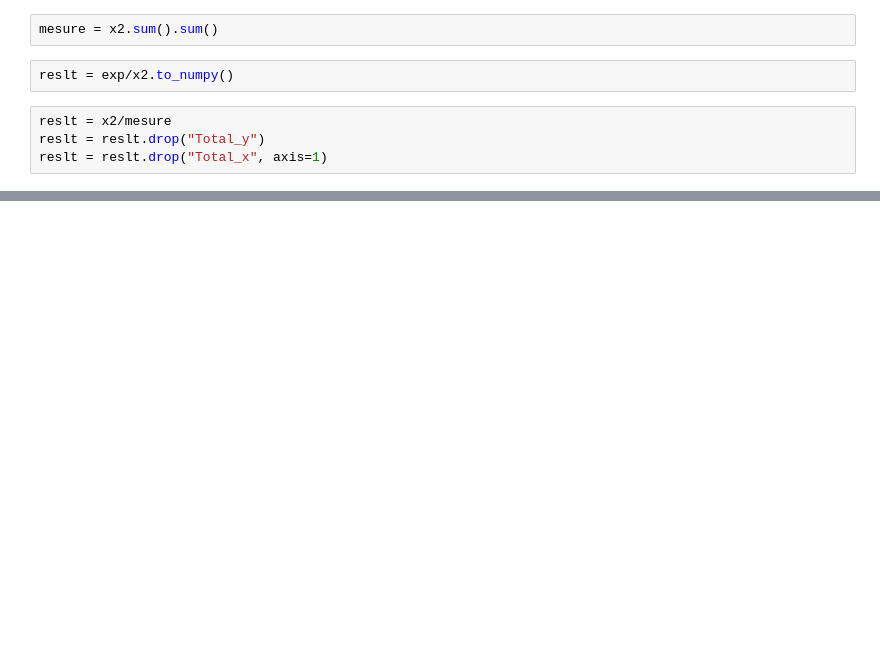
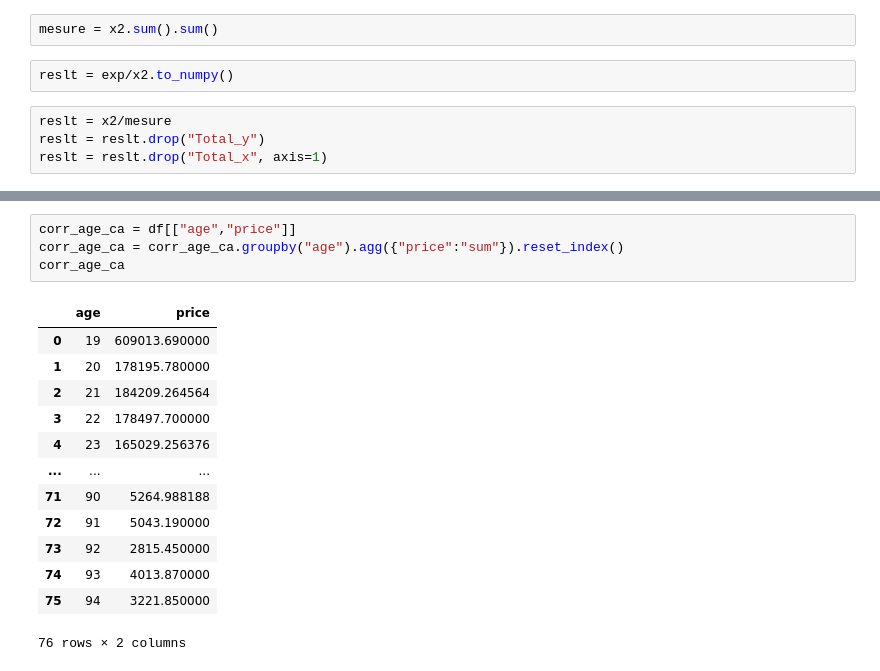
Before and after one commit to Valeeew/Analyze-bookstore-sales, a Jupyter notebook: correlation_testing.ipynb, the cells around one changed output, grey strips where cells are left out. Cells and saved outputs as stored; diff of their text form; blank space fills up the shorter version.

```diff
--- a/correlation_testing.ipynb
+++ b/correlation_testing.ipynb
@@ -151,0 +150,18 @@ reslt
+# %%
+corr_age_ca = df[["age","price"]]
+corr_age_ca = corr_age_ca.groupby("age").agg({"price":"sum"}).reset_index()
+corr_age_ca
+# %% [output]
+|  | age | price |
+| 0 | 19 | 609013.690000 |
+| 1 | 20 | 178195.780000 |
+| 2 | 21 | 184209.264564 |
+| 3 | 22 | 178497.700000 |
+| 4 | 23 | 165029.256376 |
+| ... | ... | ... |
+| 71 | 90 | 5264.988188 |
+| 72 | 91 | 5043.190000 |
+| 73 | 92 | 2815.450000 |
+| 74 | 93 | 4013.870000 |
+| 75 | 94 | 3221.850000 |
+76 rows × 2 columns
```
Also changed, not shown: parts of 14 cells of this notebook.
